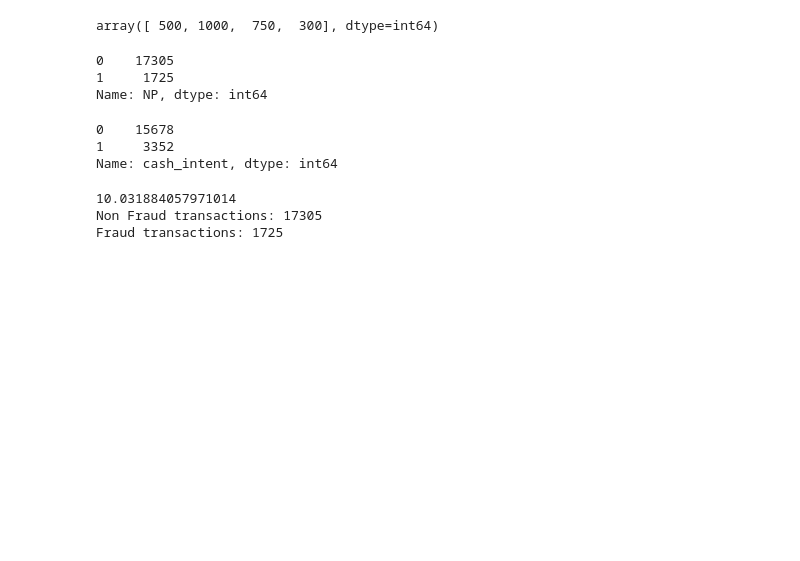
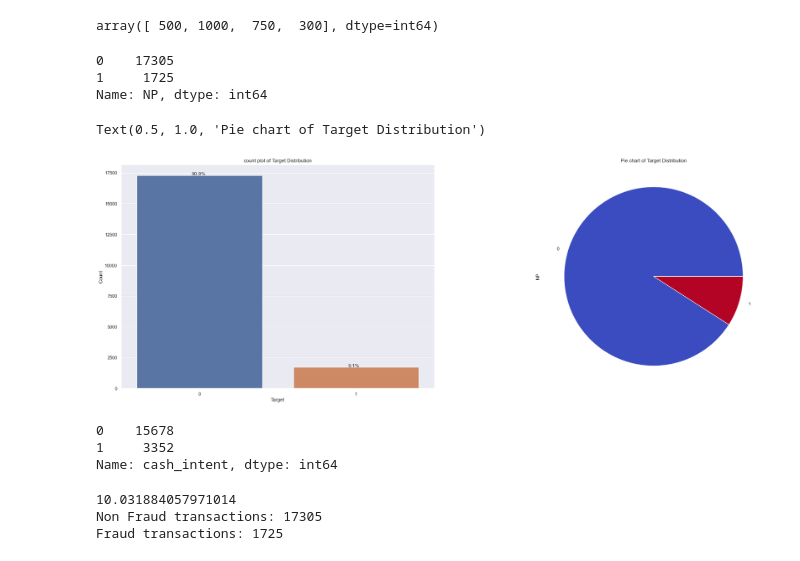
Before and after one commit to madhusanthan/Credit-Fraud-Risk-Model, a Jupyter notebook: EDA.ipynb, the cells around one changed output. Saved outputs shown, nothing was run; the diff lists cells and outputs as text; code cells hidden in the pictures; blank space fills up the shorter version.

```diff
--- a/EDA.ipynb
+++ b/EDA.ipynb
@@ -218,6 +218,22 @@ df_credit.NP.value_counts()
 0    17305
 1     1725
 Name: NP, dtype: int64
+# %%
+sns.set(rc={'figure.figsize':(30,10)})
+plt.subplot(1,2,1)
+ax = sns.countplot(df_credit['NP'])
+for p in ax.patches:
+    ax.annotate('{:.1f}%'.format(100*p.get_height()/len(df_credit)), (p.get_x()+0.35, p.get_height()+1))
+ax.set_title('count plot of Target Distribution')
+ax.set_xlabel('Target')
+ax.set_ylabel('Count')
+
+plt.subplot(1,2,2)
+ax = df_credit['NP'].value_counts().plot(kind='pie', colormap='coolwarm')
+ax.set_title('Pie chart of Target Distribution')
+# %% [output]
+Text(0.5, 1.0, 'Pie chart of Target Distribution')
+[figure, added]
 # %%
 df_credit.cash_intent.value_counts()
 # %% [output]
```
Also changed, not shown: parts of 1 cell of this notebook.
